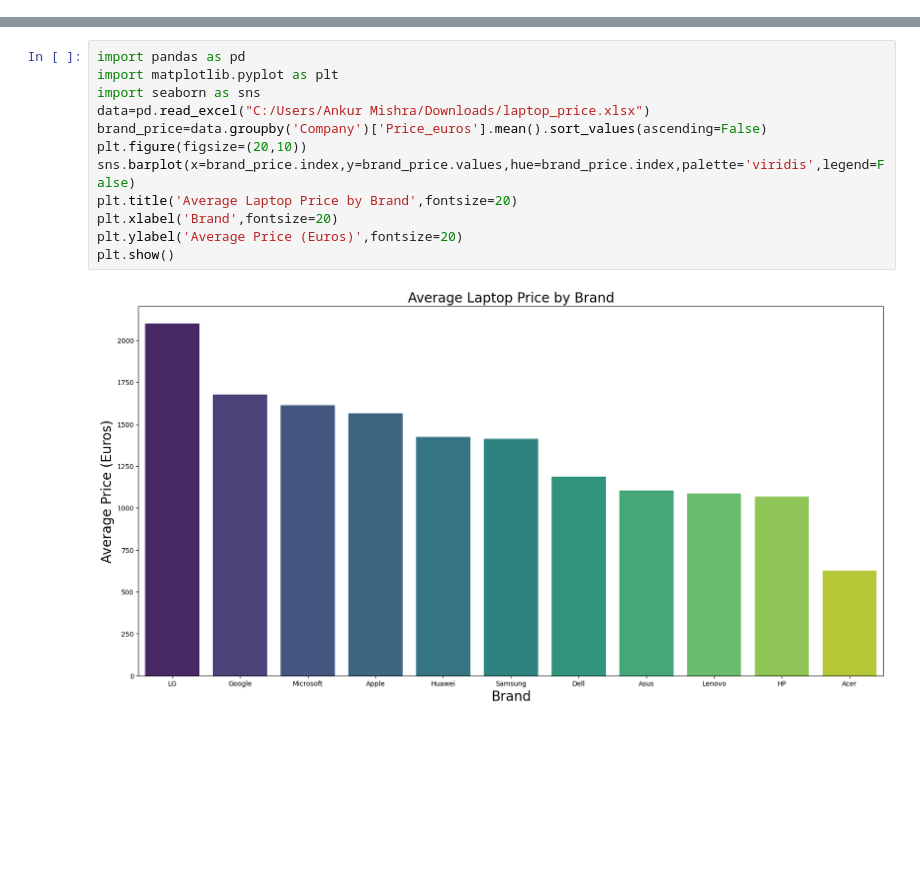
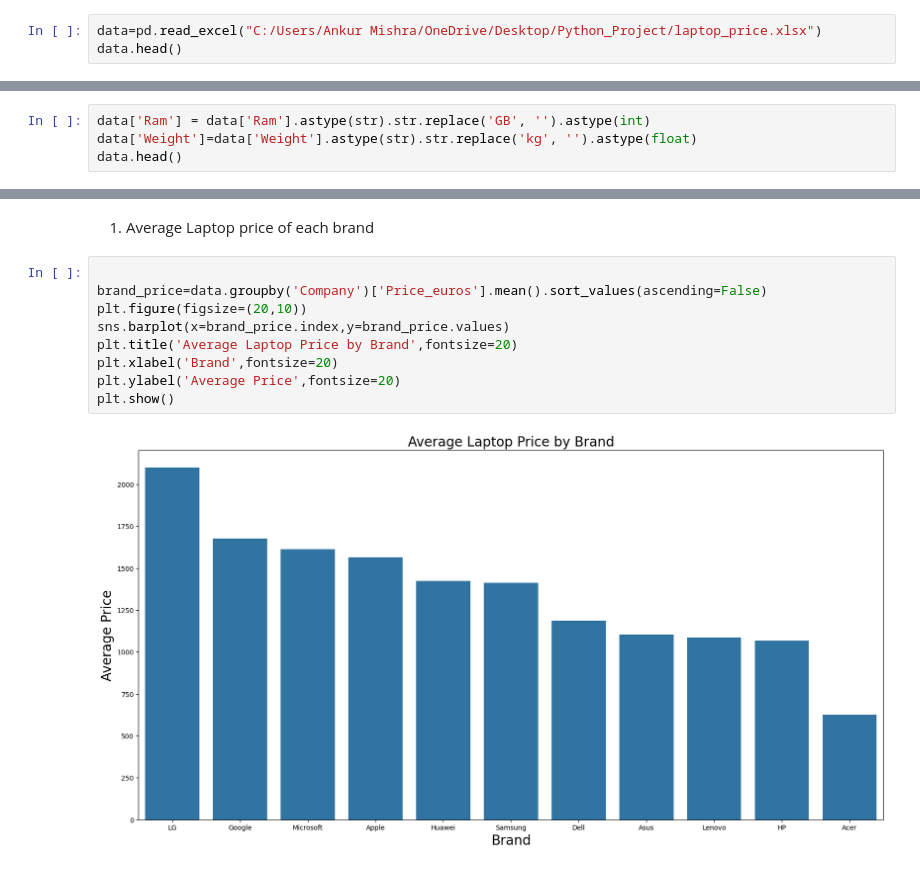
Before and after one commit to ankurmishra5672/EDA_Python, a Jupyter notebook: Laptop_Price_Analysis.ipynb, the cells around one changed output, grey strips where cells are left out. Cells and saved outputs as stored; diff of their text form; blank space fills up the shorter version.

```diff
--- a/Laptop_Price_Analysis.ipynb
+++ b/Laptop_Price_Analysis.ipynb
@@ -28,0 +8,3 @@ memory usage: 119.3+ KB
+# %%
+data=pd.read_excel("C:/Users/Ankur Mishra/OneDrive/Desktop/Python_Project/laptop_price.xlsx")
+data.head()
@@ -28,0 +29,4 @@ memory usage: 119.3+ KB
+# %%
+data['Ram'] = data['Ram'].astype(str).str.replace('GB', '').astype(int)
+data['Weight']=data['Weight'].astype(str).str.replace('kg', '').astype(float)
+data.head()
@@ -29,14 +136,13 @@ memory usage: 119.3+ KB
+# %% [markdown]
+1) Average Laptop price of each brand
 # %%
-import pandas as pd
-import matplotlib.pyplot as plt
-import seaborn as sns
-data=pd.read_excel("C:/Users/Ankur Mishra/Downloads/laptop_price.xlsx")
+
 brand_price=data.groupby('Company')['Price_euros'].mean().sort_values(ascending=False)
 plt.figure(figsize=(20,10))
-sns.barplot(x=brand_price.index,y=brand_price.values,hue=brand_price.index,palette='viridis',legend=False)
+sns.barplot(x=brand_price.index,y=brand_price.values)
 plt.title('Average Laptop Price by Brand',fontsize=20)
 plt.xlabel('Brand',fontsize=20)
-plt.ylabel('Average Price (Euros)',fontsize=20)
+plt.ylabel('Average Price',fontsize=20)
 plt.show()
 # %% [output]
-[figure, old version]
+[figure, new version]
```
Also changed, not shown: parts of 37 cells of this notebook, 1 other file.
